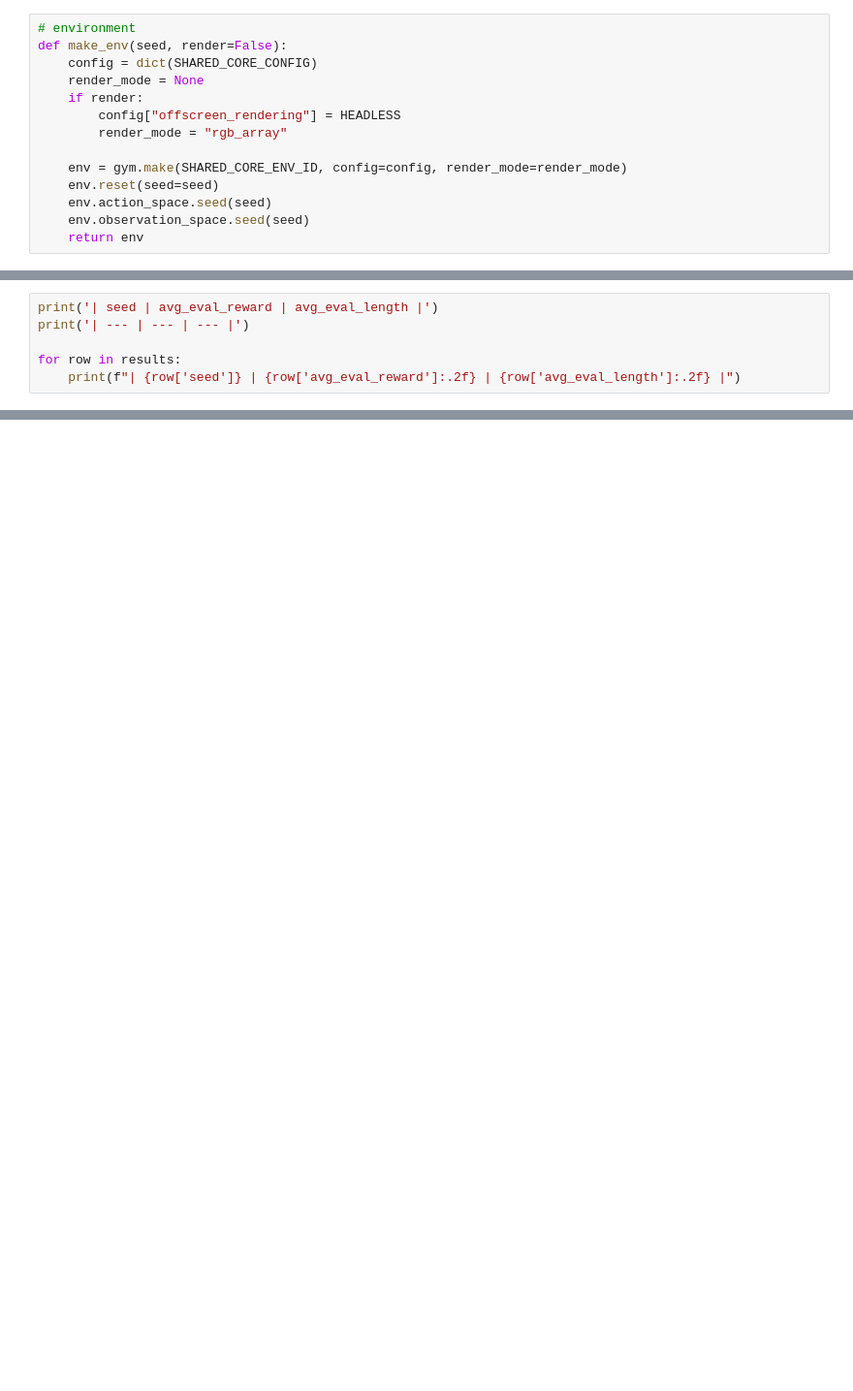
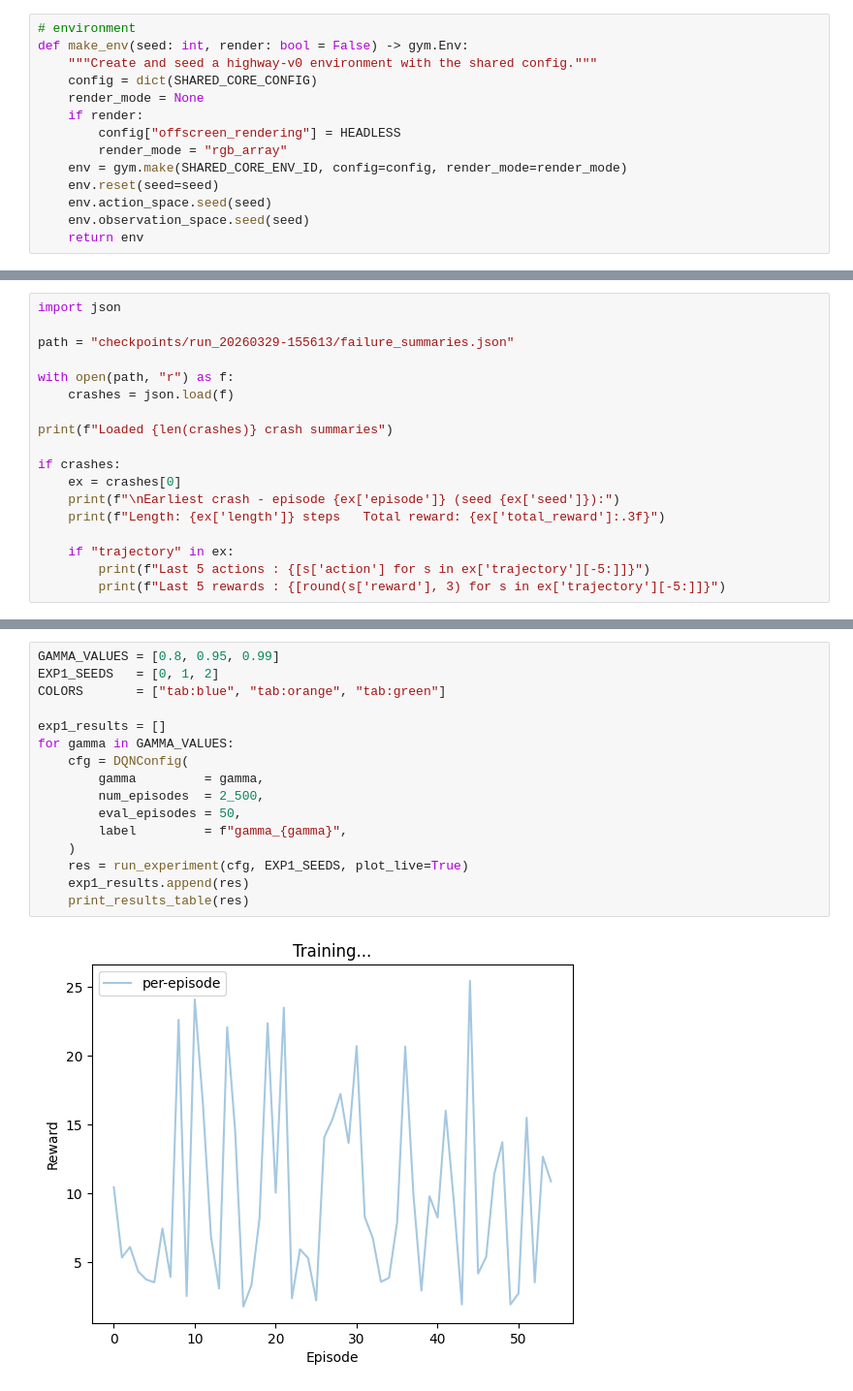
Before and after one commit to Wstoloah/RL-project, a Jupyter notebook: main.ipynb, the cells around one changed output, grey strips where cells are left out. Shown at 97% size. Saved outputs shown, nothing was run; the diff lists cells and outputs as text; blank space fills up the shorter version.

```diff
--- a/main.ipynb
+++ b/main.ipynb
@@ -47,12 +48,12 @@ device: cpu
 # %%
 # environment
-def make_env(seed, render=False):
+def make_env(seed: int, render: bool = False) -> gym.Env:
+    """Create and seed a highway-v0 environment with the shared config."""
     config = dict(SHARED_CORE_CONFIG)
     render_mode = None
     if render:
         config["offscreen_rendering"] = HEADLESS
         render_mode = "rgb_array"
-
     env = gym.make(SHARED_CORE_ENV_ID, config=config, render_mode=render_mode)
     env.reset(seed=seed)
     env.action_space.seed(seed)
@@ -402,6 +479,0 @@ print("Training complete")
-# %%
-print('| seed | avg_eval_reward | avg_eval_length |')
-print('| --- | --- | --- |')
-
-for row in results:
-    print(f"| {row['seed']} | {row['avg_eval_reward']:.2f} | {row['avg_eval_length']:.2f} |")
@@ -407,0 +767,18 @@ for row in results:
+# %%
+import json
+
+path = "checkpoints/run_20260329-155613/failure_summaries.json"
+
+with open(path, "r") as f:
+    crashes = json.load(f)
+
+print(f"Loaded {len(crashes)} crash summaries")
+
+if crashes:
+    ex = crashes[0]
+    print(f"\nEarliest crash - episode {ex['episode']} (seed {ex['seed']}):")
+    print(f"Length: {ex['length']} steps   Total reward: {ex['total_reward']:.3f}")
+
+    if "trajectory" in ex:
+        print(f"Last 5 actions : {[s['action'] for s in ex['trajectory'][-5:]]}")
+        print(f"Last 5 rewards : {[round(s['reward'], 3) for s in ex['trajectory'][-5:]]}")
@@ -407,0 +798,18 @@ for row in results:
+# %%
+GAMMA_VALUES = [0.8, 0.95, 0.99]
+EXP1_SEEDS   = [0, 1, 2]
+COLORS       = ["tab:blue", "tab:orange", "tab:green"]
+
+exp1_results = []
+for gamma in GAMMA_VALUES:
+    cfg = DQNConfig(
+        gamma         = gamma,
+        num_episodes  = 2_500,
+        eval_episodes = 50,
+        label         = f"gamma_{gamma}",
+    )
+    res = run_experiment(cfg, EXP1_SEEDS, plot_live=True)
+    exp1_results.append(res)
+    print_results_table(res)
+# %% [output]
+[figure, added]
```
Also changed, not shown: parts of 36 cells of this notebook.
